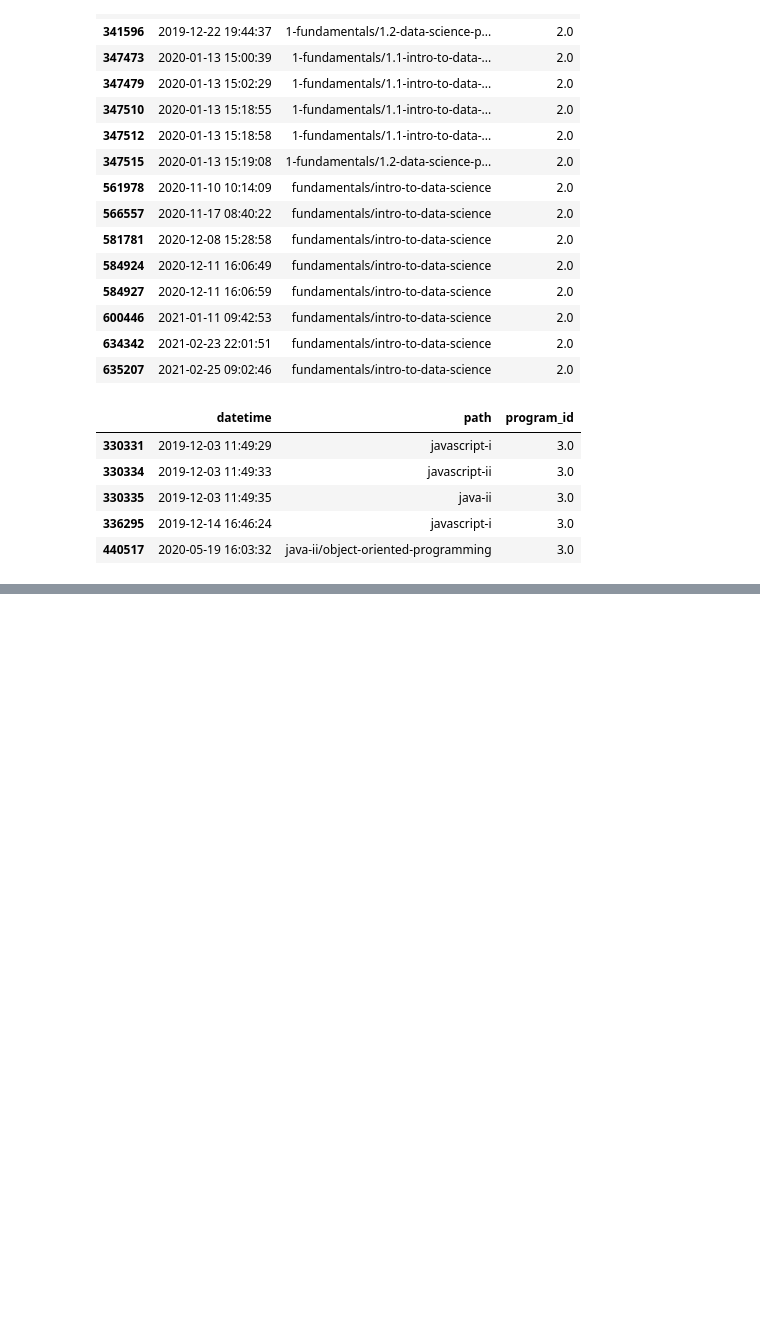
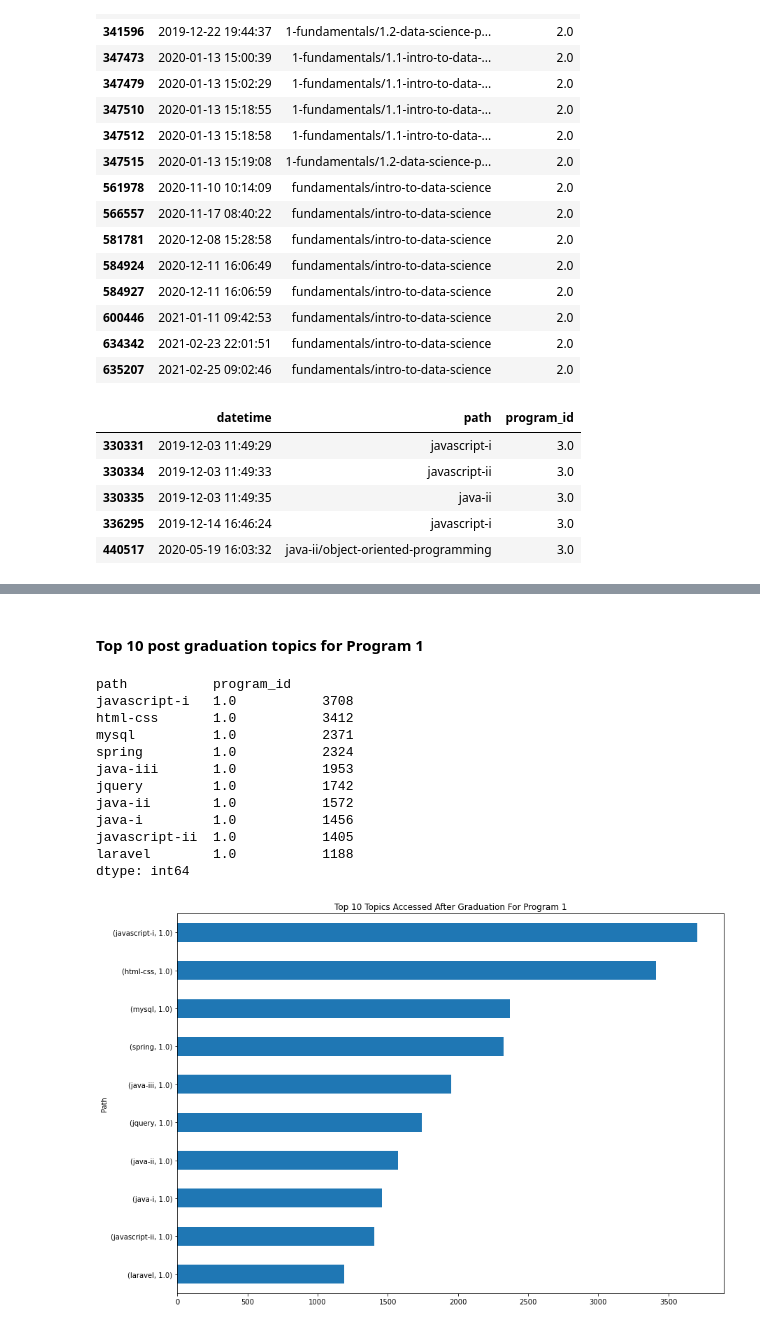
Before and after one commit to ot-tk/cohort_anomalies, a Jupyter notebook: final_report.ipynb, the cells around one changed output, grey strips where cells are left out. Cells and saved outputs as stored; diff of their text form; code cells hidden in the pictures; blank space fills up the shorter version.

```diff
--- a/final_report.ipynb
+++ b/final_report.ipynb
@@ -157,0 +205,27 @@ e.question5(df,'ds')
+# %%
+# function to convert df into df with after graduation data
+df_after_grad = e.after_grad(df)
+# %%
+#function to clean up the df_after_grad df
+df_after_grad = e.clean_after_grad(df_after_grad)
+# e.question6(df)
+# %% [markdown]
+#### Top 10 post graduation topics for Program 1
+# %%
+# program 1 top 10 paths accessed after graduation and plots
+df_after_grad[df_after_grad['program_id'] == 1.0].value_counts().head(10).sort_values().plot.barh(title='Top 10 Topics Accessed After Graduation For Program 1',xlabel='Path',ylabel='Count',figsize=(14,10))
+print(df_after_grad[df_after_grad['program_id'] == 1.0].value_counts().head(10))
+# %% [output]
+path           program_id
+javascript-i   1.0           3708
+html-css       1.0           3412
+mysql          1.0           2371
+spring         1.0           2324
+java-iii       1.0           1953
+jquery         1.0           1742
+java-ii        1.0           1572
+java-i         1.0           1456
+javascript-ii  1.0           1405
+laravel        1.0           1188
+dtype: int64
+[figure, added]
```
Also changed, not shown: parts of 28 cells of this notebook.
